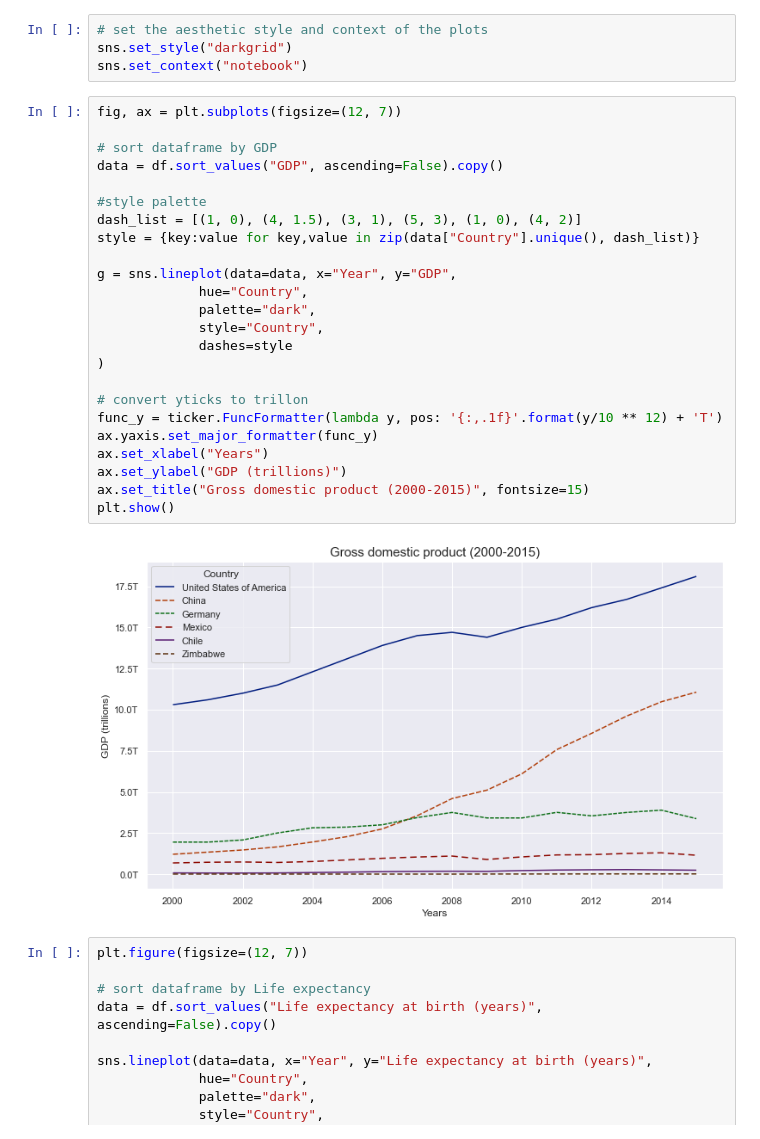
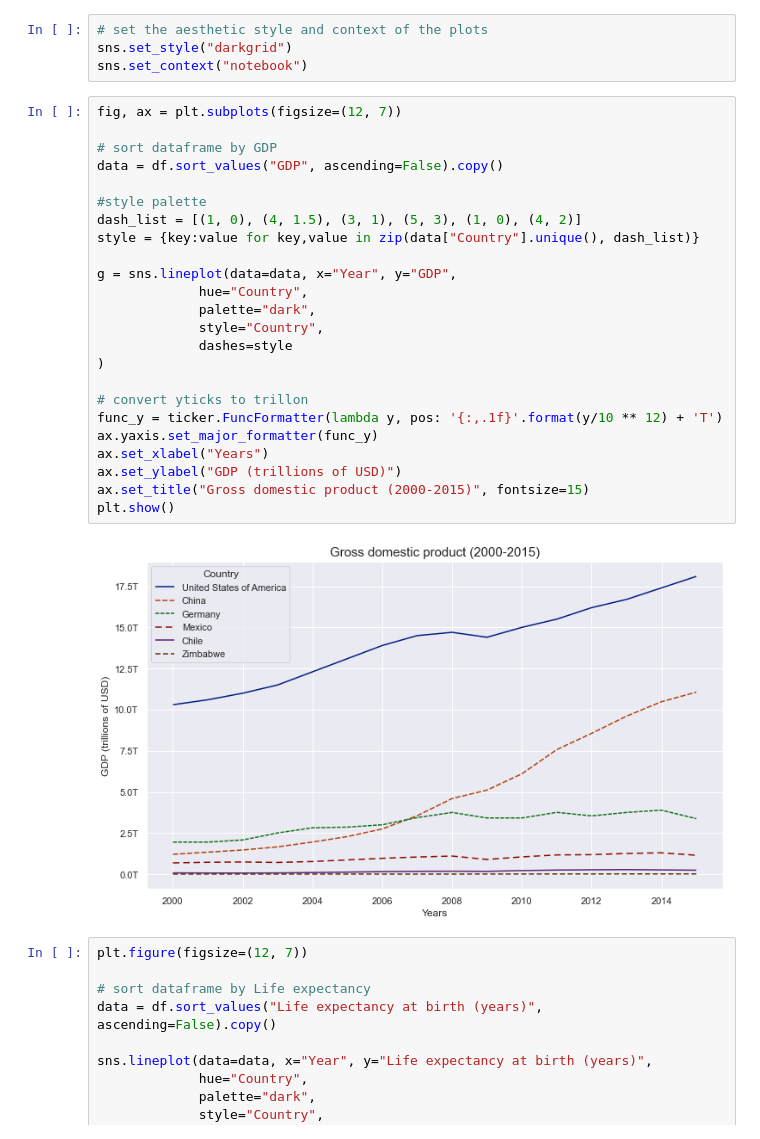
Before and after one commit to lep511/Life-Expectancy-and-GDP, a Jupyter notebook: life_expectancy_gdp.ipynb, the cells around one changed output. Drawn from its saved outputs; the diff is of its cells as text.

```diff
--- a/life_expectancy_gdp.ipynb
+++ b/life_expectancy_gdp.ipynb
@@ -61,29 +62,29 @@ sns.set_context("notebook")
 # %%
 fig, ax = plt.subplots(figsize=(12, 7))
 
 # sort dataframe by GDP
 data = df.sort_values("GDP", ascending=False).copy()
 
 #style palette
 dash_list = [(1, 0), (4, 1.5), (3, 1), (5, 3), (1, 0), (4, 2)]
 style = {key:value for key,value in zip(data["Country"].unique(), dash_list)}
 
 g = sns.lineplot(data=data, x="Year", y="GDP",
              hue="Country",
              palette="dark",
              style="Country",
              dashes=style
 )
 
 # convert yticks to trillon
 func_y = ticker.FuncFormatter(lambda y, pos: '{:,.1f}'.format(y/10 ** 12) + 'T')
 ax.yaxis.set_major_formatter(func_y)
 ax.set_xlabel("Years")
-ax.set_ylabel("GDP (trillions)")
+ax.set_ylabel("GDP (trillions of USD)")
 ax.set_title("Gross domestic product (2000-2015)", fontsize=15)
 plt.show()
 # %% [output]
-[figure, old version]
+[figure, new version]
 # %%
 plt.figure(figsize=(12, 7))
 
```
Also changed, not shown: parts of 10 cells of this notebook, 1 other file.
